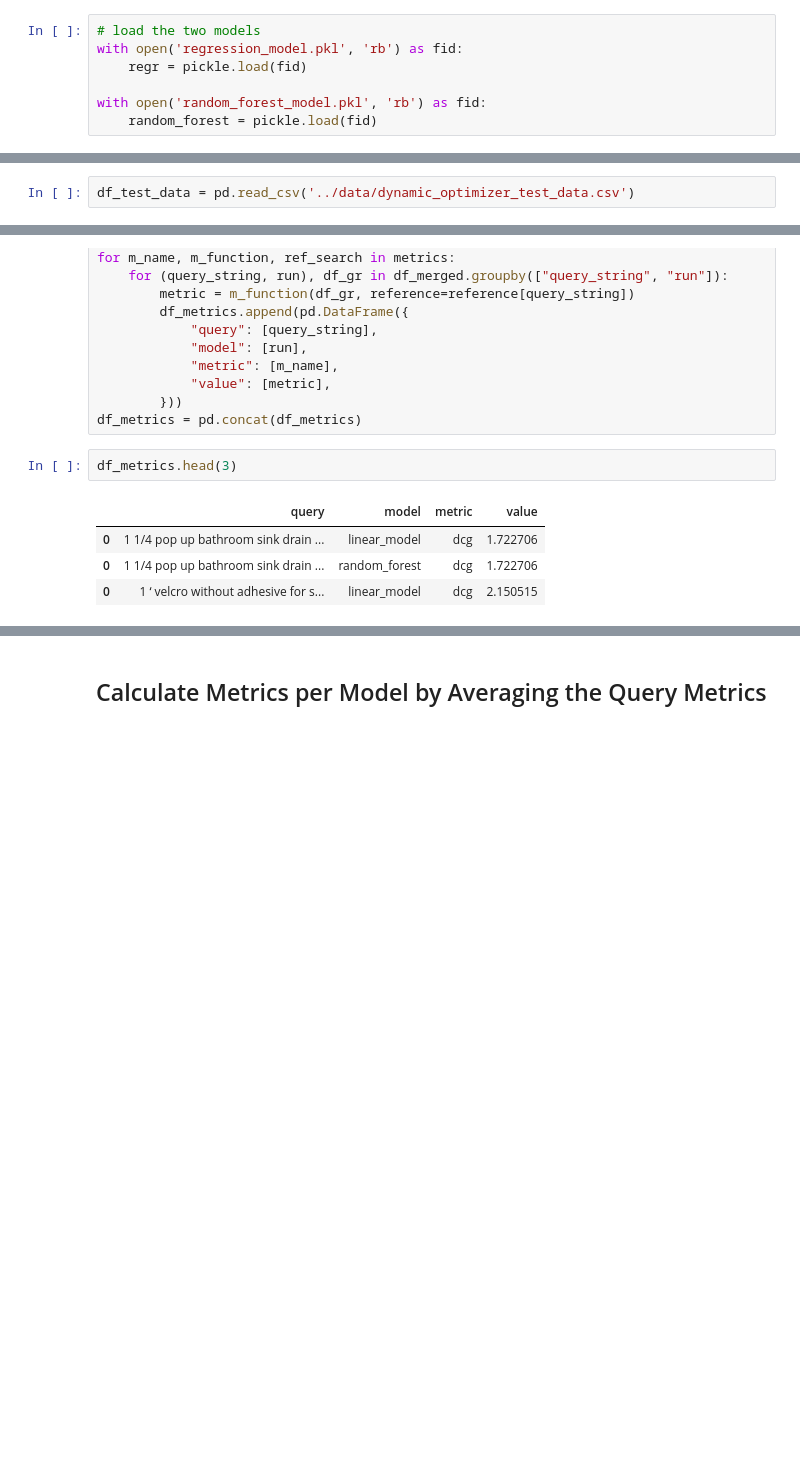
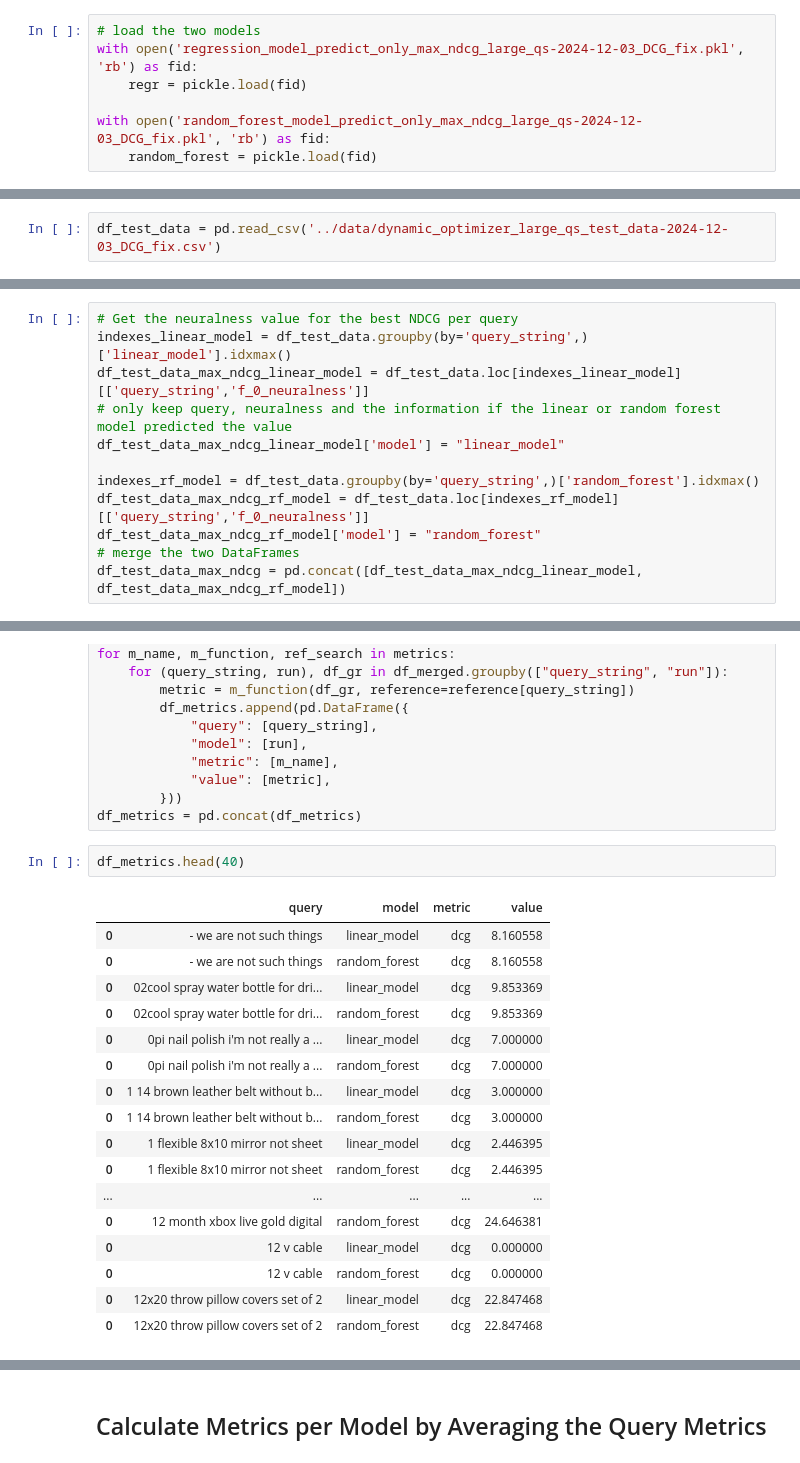
Before and after one commit to o19s/opensearch-hybrid-search-optimization, a Jupyter notebook: notebooks/8_Run_Queries_Dynamic_Optimizer.ipynb, the cells around one changed output, grey strips where cells are left out. Cells and saved outputs as stored; diff of their text form; blank space fills up the shorter version.

```diff
--- a/notebooks/8_Run_Queries_Dynamic_Optimizer.ipynb
+++ b/notebooks/8_Run_Queries_Dynamic_Optimizer.ipynb
@@ -26,10 +26,10 @@ from tqdm.notebook import tqdm_notebook
 ## Load models from the previous notebook
 # %%
 # load the two models
-with open('regression_model.pkl', 'rb') as fid:
+with open('regression_model_predict_only_max_ndcg_large_qs-2024-12-03_DCG_fix.pkl', 'rb') as fid:
     regr = pickle.load(fid)
 
-with open('random_forest_model.pkl', 'rb') as fid:
+with open('random_forest_model_predict_only_max_ndcg_large_qs-2024-12-03_DCG_fix.pkl', 'rb') as fid:
     random_forest = pickle.load(fid)
 # %%
 regr
@@ -43,5 +43,5 @@ RandomForestRegressor(max_depth=3, max_features='log2', min_samples_leaf=4,
 # %%
-df_test_data = pd.read_csv('../data/dynamic_optimizer_test_data.csv')
+df_test_data = pd.read_csv('../data/dynamic_optimizer_large_qs_test_data-2024-12-03_DCG_fix.csv')
 # %%
 df_test_data.head(5)
 # %% [output]
@@ -127,0 +140,12 @@ df_test_data.head(5)
+# %%
+# Get the neuralness value for the best NDCG per query
+indexes_linear_model = df_test_data.groupby(by='query_string',)['linear_model'].idxmax()
+df_test_data_max_ndcg_linear_model = df_test_data.loc[indexes_linear_model][['query_string','f_0_neuralness']]
+# only keep query, neuralness and the information if the linear or random forest model predicted the value
+df_test_data_max_ndcg_linear_model['model'] = "linear_model"
+
+indexes_rf_model = df_test_data.groupby(by='query_string',)['random_forest'].idxmax()
+df_test_data_max_ndcg_rf_model = df_test_data.loc[indexes_rf_model][['query_string','f_0_neuralness']]
+df_test_data_max_ndcg_rf_model['model'] = "random_forest"
+# merge the two DataFrames
+df_test_data_max_ndcg = pd.concat([df_test_data_max_ndcg_linear_model, df_test_data_max_ndcg_rf_model])
@@ -363,10 +435,23 @@ for m_name, m_function, ref_search in metrics:
         }))
 df_metrics = pd.concat(df_metrics)
 # %%
-df_metrics.head(3)
+df_metrics.head(40)
 # %% [output]
 |  | query | model | metric | value |
-| 0 | 1 1/4 pop up bathroom sink drain ... | linear_model | dcg | 1.722706 |
-| 0 | 1 1/4 pop up bathroom sink drain ... | random_forest | dcg | 1.722706 |
-| 0 | 1 ‘ velcro without adhesive for s... | linear_model | dcg | 2.150515 |
+| 0 | - we are not such things | linear_model | dcg | 8.160558 |
+| 0 | - we are not such things | random_forest | dcg | 8.160558 |
+| 0 | 02cool spray water bottle for dri... | linear_model | dcg | 9.853369 |
+| 0 | 02cool spray water bottle for dri... | random_forest | dcg | 9.853369 |
+| 0 | 0pi nail polish i'm not really a ... | linear_model | dcg | 7.000000 |
+| 0 | 0pi nail polish i'm not really a ... | random_forest | dcg | 7.000000 |
+| 0 | 1 14 brown leather belt without b... | linear_model | dcg | 3.000000 |
+| 0 | 1 14 brown leather belt without b... | random_forest | dcg | 3.000000 |
+| 0 | 1 flexible 8x10 mirror not sheet | linear_model | dcg | 2.446395 |
+| 0 | 1 flexible 8x10 mirror not sheet | random_forest | dcg | 2.446395 |
+| ... | ... | ... | ... | ... |
+| 0 | 12 month xbox live gold digital | random_forest | dcg | 24.646381 |
+| 0 | 12 v cable | linear_model | dcg | 0.000000 |
+| 0 | 12 v cable | random_forest | dcg | 0.000000 |
+| 0 | 12x20 throw pillow covers set of 2 | linear_model | dcg | 22.847468 |
+| 0 | 12x20 throw pillow covers set of 2 | random_forest | dcg | 22.847468 |
 # %%
```
Also changed, not shown: parts of 37 cells of this notebook, 4 other files.
